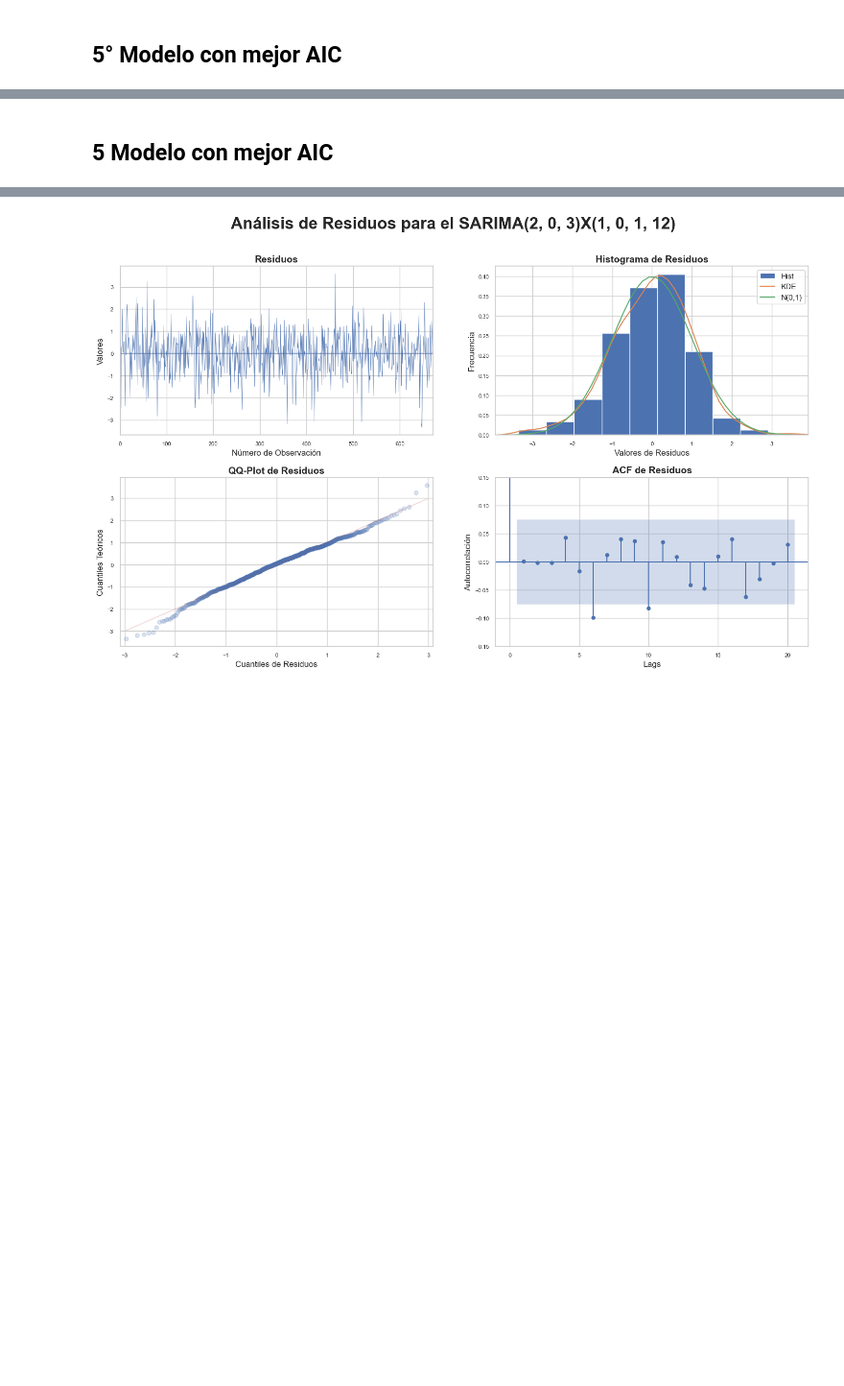
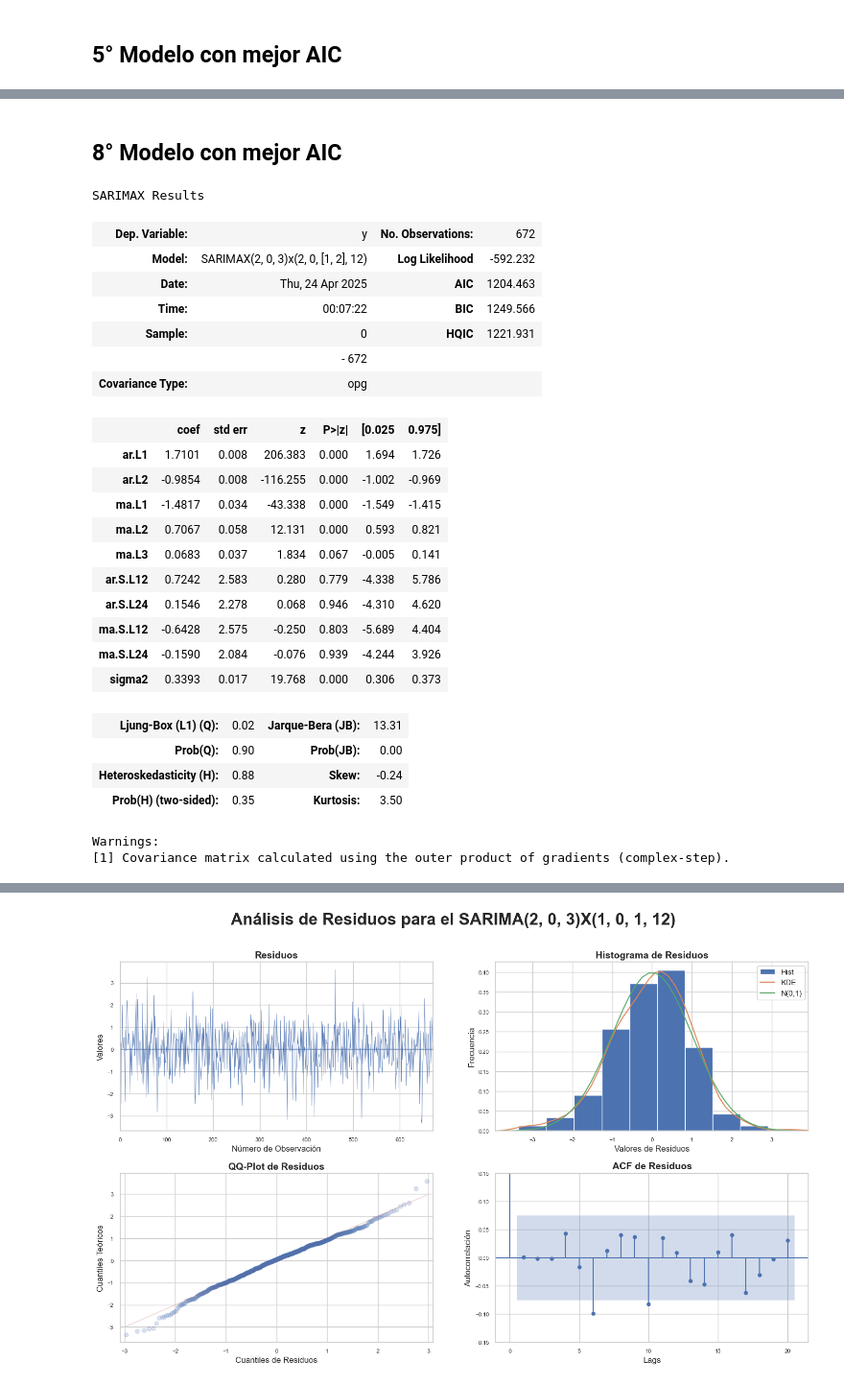
Before and after one commit to heritaco/Time-Series, a Jupyter notebook: 05-SARIMA/Precipitacion en Puebla.ipynb, the cells around one changed output, grey strips where cells are left out. Shown at 96% size. Cells and saved outputs as stored; diff of their text form; code cells hidden in the pictures; blank space fills up the shorter version.

```diff
--- a/05-SARIMA/Precipitacion en Puebla.ipynb
+++ b/05-SARIMA/Precipitacion en Puebla.ipynb
@@ -550,2 +661,34 @@ modelo.summary()
 # %% [markdown]
-## **5 Modelo con mejor AIC**
+## **8° Modelo con mejor AIC**
+# %%
+modelo=SARIMAX(ypre,
+               order=(2,0,3),
+               seasonal_order=(2,0,2,12)).fit()
+
+modelo.summary()
+# %% [output]
+SARIMAX Results
+| Dep. Variable: | y | No. Observations: | 672 |
+| Model: | SARIMAX(2, 0, 3)x(2, 0, [1, 2], 12) | Log Likelihood | -592.232 |
+| Date: | Thu, 24 Apr 2025 | AIC | 1204.463 |
+| Time: | 00:07:22 | BIC | 1249.566 |
+| Sample: | 0 | HQIC | 1221.931 |
+|  | - 672 |  |  |
+| Covariance Type: | opg |  |  |
+|  | coef | std err | z | P>|z| | [0.025 | 0.975] |
+| ar.L1 | 1.7101 | 0.008 | 206.383 | 0.000 | 1.694 | 1.726 |
+| ar.L2 | -0.9854 | 0.008 | -116.255 | 0.000 | -1.002 | -0.969 |
+| ma.L1 | -1.4817 | 0.034 | -43.338 | 0.000 | -1.549 | -1.415 |
+| ma.L2 | 0.7067 | 0.058 | 12.131 | 0.000 | 0.593 | 0.821 |
+| ma.L3 | 0.0683 | 0.037 | 1.834 | 0.067 | -0.005 | 0.141 |
+| ar.S.L12 | 0.7242 | 2.583 | 0.280 | 0.779 | -4.338 | 5.786 |
+| ar.S.L24 | 0.1546 | 2.278 | 0.068 | 0.946 | -4.310 | 4.620 |
+| ma.S.L12 | -0.6428 | 2.575 | -0.250 | 0.803 | -5.689 | 4.404 |
+| ma.S.L24 | -0.1590 | 2.084 | -0.076 | 0.939 | -4.244 | 3.926 |
+| sigma2 | 0.3393 | 0.017 | 19.768 | 0.000 | 0.306 | 0.373 |
+| Ljung-Box (L1) (Q): | 0.02 | Jarque-Bera (JB): | 13.31 |
+| Prob(Q): | 0.90 | Prob(JB): | 0.00 |
+| Heteroskedasticity (H): | 0.88 | Skew: | -0.24 |
+| Prob(H) (two-sided): | 0.35 | Kurtosis: | 3.50 |
+Warnings:
+[1] Covariance matrix calculated using the outer product of gradients (complex-step).
```
Also changed, not shown: parts of 37 cells of this notebook, 6 other files.
